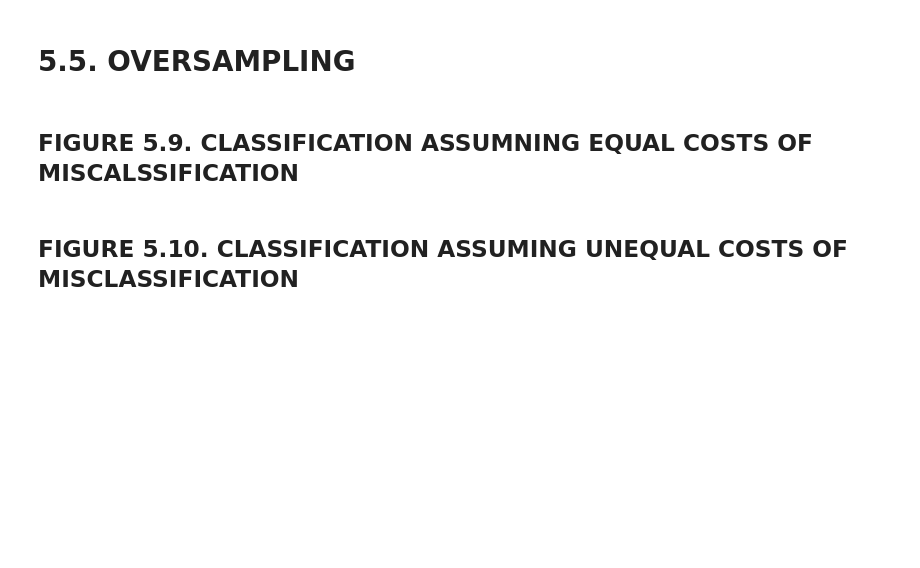
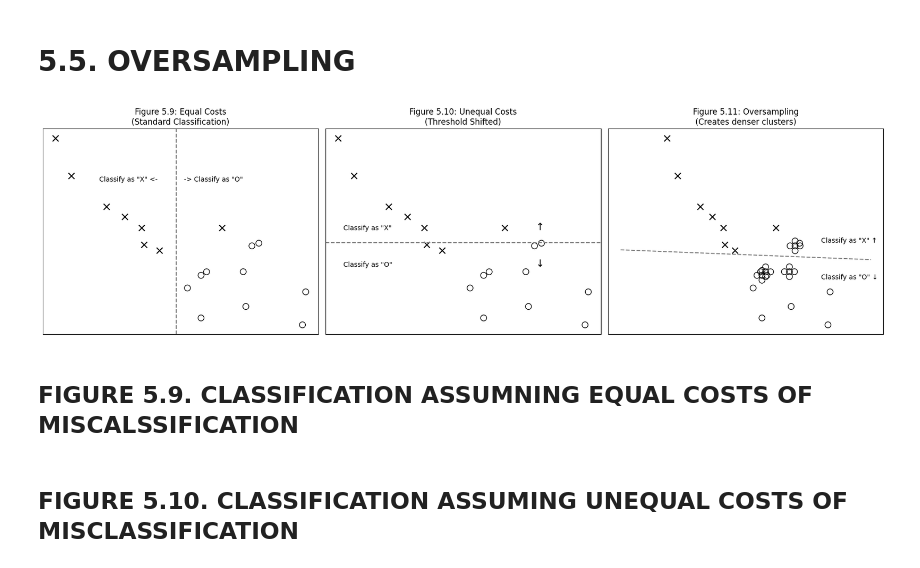
Before and after one commit to ThanhVanLe0605/Data-Mining-For-Business-Analytics-In-Python, a Jupyter notebook: Chapter_05_Performance_Predictive_Evaluation.ipynb, the cells around one changed output. Drawn from its saved outputs; the diff is of its cells as text; code cells hidden in the pictures; blank space fills up the shorter version.

```diff
--- a/Chapter_05_Performance_Predictive_Evaluation.ipynb
+++ b/Chapter_05_Performance_Predictive_Evaluation.ipynb
@@ -592,5 +705,79 @@ References:
 # %% [markdown]
 # 5.5. OVERSAMPLING
+# %%
+import matplotlib.pyplot as plt
+import numpy as np
+
+# Tạo dữ liệu giả lập phân tán (2 lớp: x và o)
+np.random.seed(42)
+# Lớp "o" (Negative)
+x_o = np.random.normal(6, 1.5, 10)
+y_o = np.random.normal(5, 1.5, 10)
+# Lớp "x" (Positive) - nằm cao hơn một chút
+x_x = np.random.normal(4, 1.5, 8)
+y_x = np.random.normal(7, 1.5, 8)
+
+# --- CẤU HÌNH VẼ 3 HÌNH ---
+fig, axes = plt.subplots(1, 3, figsize=(18, 5))
+
+# === HÌNH 5.9: EQUAL COSTS (Chi phí như nhau) ===
+ax = axes[0]
+ax.scatter(x_o, y_o, marker='o', s=80, facecolors='none', edgecolors='black', label='Class O')
+ax.scatter(x_x, y_x, marker='x', s=80, color='black', label='Class X')
+# Đường phân loại đứng (Vertical boundary) giả lập
+ax.axvline(x=5, color='gray', linestyle='--')
+ax.text(3, 8, 'Classify as "X" <-', fontsize=10)
+ax.text(5.2, 8, '-> Classify as "O"', fontsize=10)
+ax.set_title('Figure 5.9: Equal Costs\n(Standard Classification)')
+ax.set_xticks([])
+ax.set_yticks([])
+
+# === HÌNH 5.10: UNEQUAL COSTS (Chi phí không đều) ===
+# Giả sử bỏ sót "x" rất tốn kém -> Dời ngưỡng để bắt nhiều "x" hơn (Hạ thấp đường phân chia)
+ax = axes[1]
+ax.scatter(x_o, y_o, marker='o', s=80, facecolors='none', edgecolors='black')
+ax.scatter(x_x, y_x, marker='x', s=80, color='black')
+# Đường phân loại ngang (Horizontal boundary) bị đẩy xuống thấp
+boundary_y = 5.5
+ax.axhline(y=boundary_y, color='gray', linestyle='--')
+ax.text(2, boundary_y + 0.5, 'Classify as "X"', fontsize=10)
+ax.text(7, boundary_y + 0.5, '↑', fontsize=15) # Mũi tên chỉ vùng trên
+ax.text(2, boundary_y - 1.0, 'Classify as "O"', fontsize=10)
+ax.text(7, boundary_y - 1.0, '↓', fontsize=15) # Mũi tên chỉ vùng dưới
+ax.set_title('Figure 5.10: Unequal Costs\n(Threshold Shifted)')
+ax.set_xticks([])
+ax.set_yticks([])
+
+# === HÌNH 5.11: OVERSAMPLING (Lấy mẫu quá mức) ===
+# Nhân bản các điểm "o" để tạo "đám đông" (cluster) buộc mô hình phải đẩy đường ranh giới đi
+ax = axes[2]
+# Vẽ dữ liệu gốc
+ax.scatter(x_x, y_x, marker='x', s=80, color='black')
+# Vẽ dữ liệu "o" nhưng dạng cluster (nhân bản lên)
+# Chọn một vài điểm "o" để oversample (vẽ đè lên nhau hoặc lệch chút xíu cho giống hình)
+for i in range(len(x_o)):
+    # Vẽ điểm gốc
+    ax.scatter(x_o[i], y_o[i], marker='o', s=80, facecolors='none', edgecolors='black')
+    # Nếu điểm này nằm gần ranh giới, vẽ thêm các điểm "copy" xung quanh (giả lập Oversampling)
+    if 4 < x_o[i] < 7 and 4 < y_o[i] < 6:
+        # Vẽ cụm 4 điểm nhỏ xung quanh
+        ax.scatter(x_o[i]+0.2, y_o[i], marker='o', s=80, facecolors='none', edgecolors='black')
+        ax.scatter(x_o[i]-0.2, y_o[i], marker='o', s=80, facecolors='none', edgecolors='black')
+        ax.scatter(x_o[i], y_o[i]+0.2, marker='o', s=80, facecolors='none', edgecolors='black')
+        ax.scatter(x_o[i], y_o[i]-0.2, marker='o', s=80, facecolors='none', edgecolors='black')
+
+# Đường ranh giới
+ax.plot([0, 10], [5.2, 4.8], color='gray', linestyle='--') # Đường hơi nghiêng
+ax.text(8, 5.5, 'Classify as "X" ↑', fontsize=10)
+ax.text(8, 4.0, 'Classify as "O" ↓', fontsize=10)
+ax.set_title('Figure 5.11: Oversampling\n(Creates denser clusters)')
+ax.set_xticks([])
+ax.set_yticks([])
+
+plt.tight_layout()
+plt.show()
+# %% [output]
+[figure, added]
 # %% [markdown]
 ## FIGURE 5.9. CLASSIFICATION ASSUMNING EQUAL COSTS OF MISCALSSIFICATION
 # %% [markdown]
```
Also changed, not shown: parts of 19 cells of this notebook.
